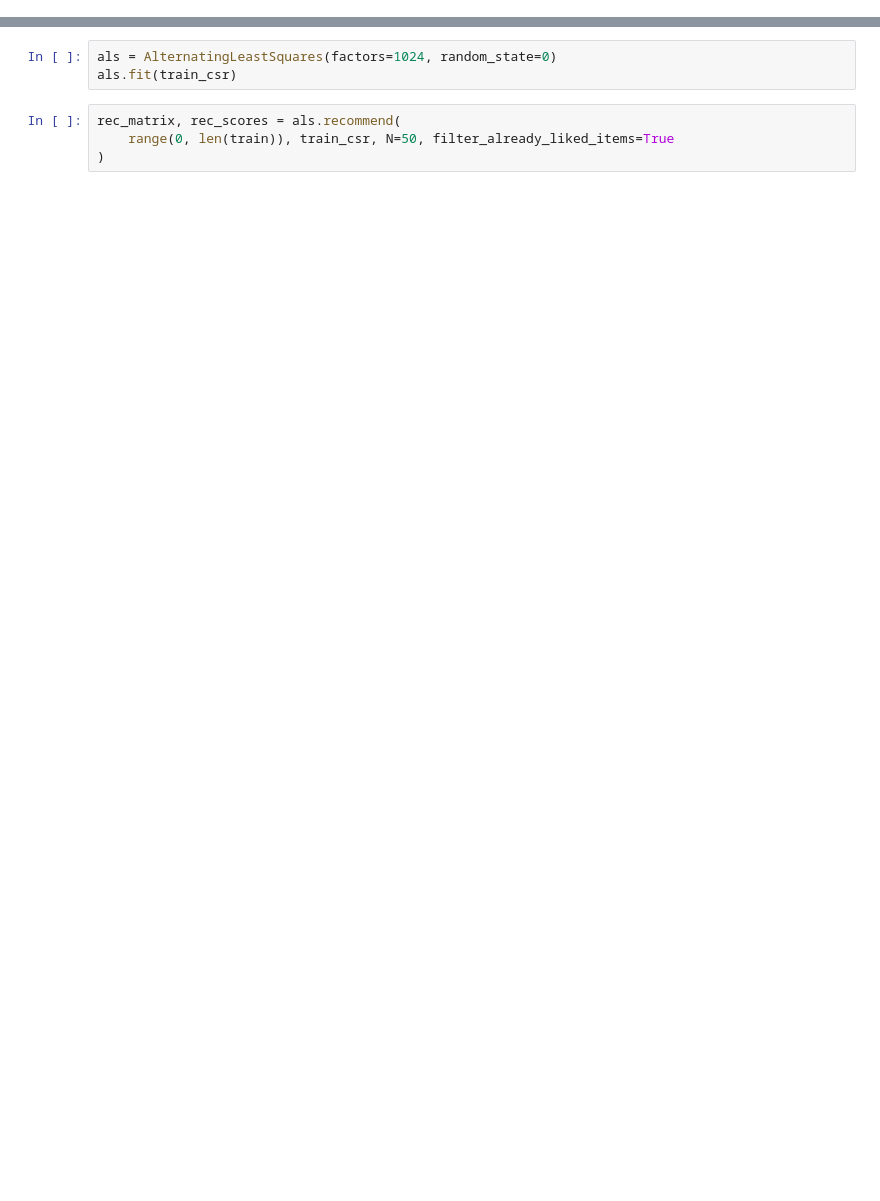
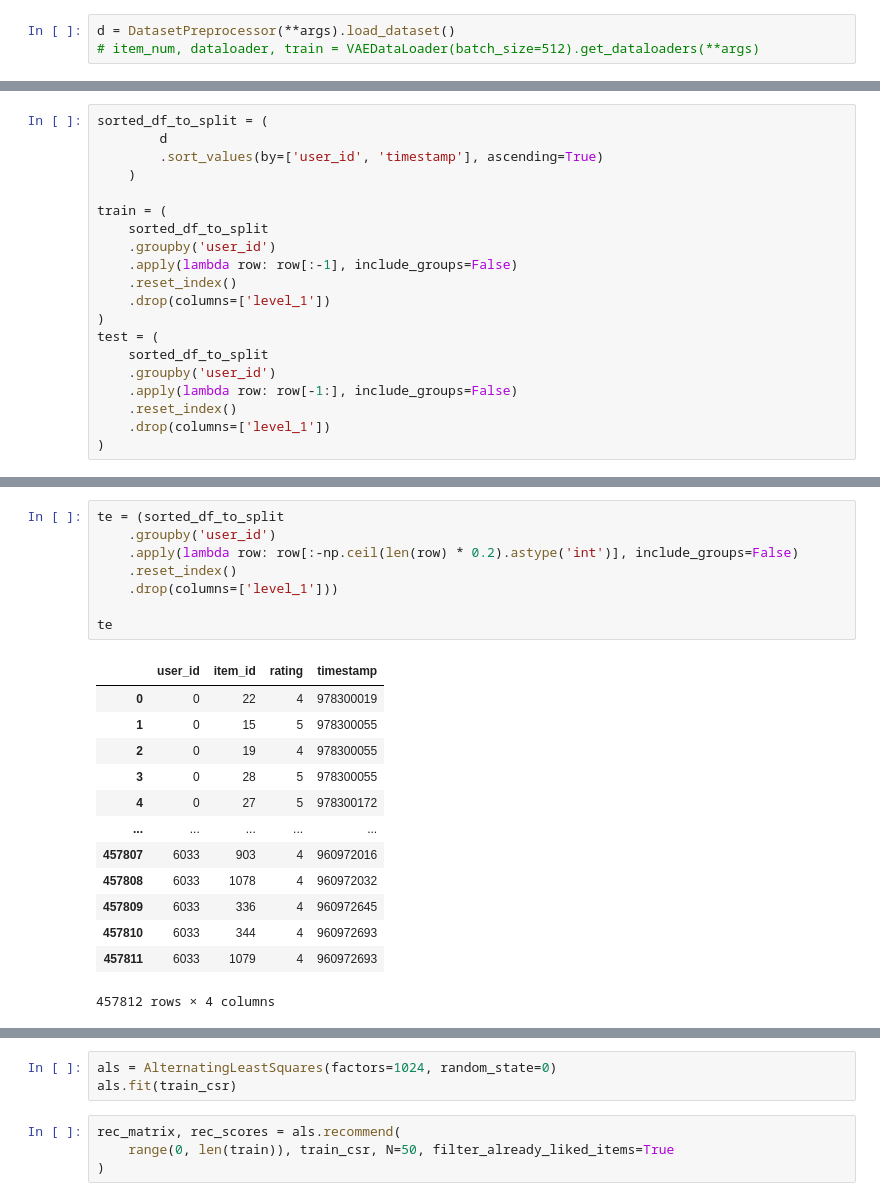
Before and after one commit to ekaterinatsinovnik/VAE-RecSys, a Jupyter notebook: draft.ipynb, the cells around one changed output, grey strips where cells are left out. Saved outputs shown, nothing was run; the diff lists cells and outputs as text; blank space fills up the shorter version.

```diff
--- a/draft.ipynb
+++ b/draft.ipynb
@@ -44,0 +23,3 @@ train_csr, item_train_encoder = make_sparse(train)
+# %%
+d = DatasetPreprocessor(**args).load_dataset()
+# item_num, dataloader, train = VAEDataLoader(batch_size=512).get_dataloaders(**args)
@@ -44,0 +36,20 @@ train_csr, item_train_encoder = make_sparse(train)
+# %%
+sorted_df_to_split = (
+        d
+        .sort_values(by=['user_id', 'timestamp'], ascending=True)
+    )
+
+train = (
+    sorted_df_to_split
+    .groupby('user_id')
+    .apply(lambda row: row[:-1], include_groups=False)
+    .reset_index()
+    .drop(columns=['level_1'])
+)
+test = (
+    sorted_df_to_split
+    .groupby('user_id')
+    .apply(lambda row: row[-1:], include_groups=False)
+    .reset_index()
+    .drop(columns=['level_1'])
+)
@@ -44,0 +78,22 @@ train_csr, item_train_encoder = make_sparse(train)
+# %%
+te = (sorted_df_to_split
+    .groupby('user_id')
+    .apply(lambda row: row[:-np.ceil(len(row) * 0.2).astype('int')], include_groups=False)
+    .reset_index()
+    .drop(columns=['level_1']))
+
+te
+# %% [output]
+|  | user_id | item_id | rating | timestamp |
+| 0 | 0 | 22 | 4 | 978300019 |
+| 1 | 0 | 15 | 5 | 978300055 |
+| 2 | 0 | 19 | 4 | 978300055 |
+| 3 | 0 | 28 | 5 | 978300055 |
+| 4 | 0 | 27 | 5 | 978300172 |
+| ... | ... | ... | ... | ... |
+| 457807 | 6033 | 903 | 4 | 960972016 |
+| 457808 | 6033 | 1078 | 4 | 960972032 |
+| 457809 | 6033 | 336 | 4 | 960972645 |
+| 457810 | 6033 | 344 | 4 | 960972693 |
+| 457811 | 6033 | 1079 | 4 | 960972693 |
+457812 rows × 4 columns
```
Also changed, not shown: parts of 77 cells of this notebook, 16 other files.
